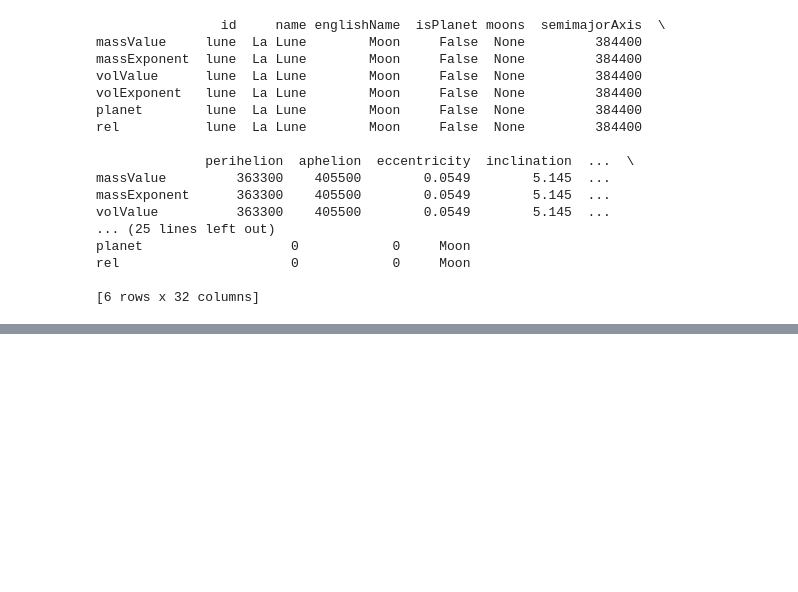
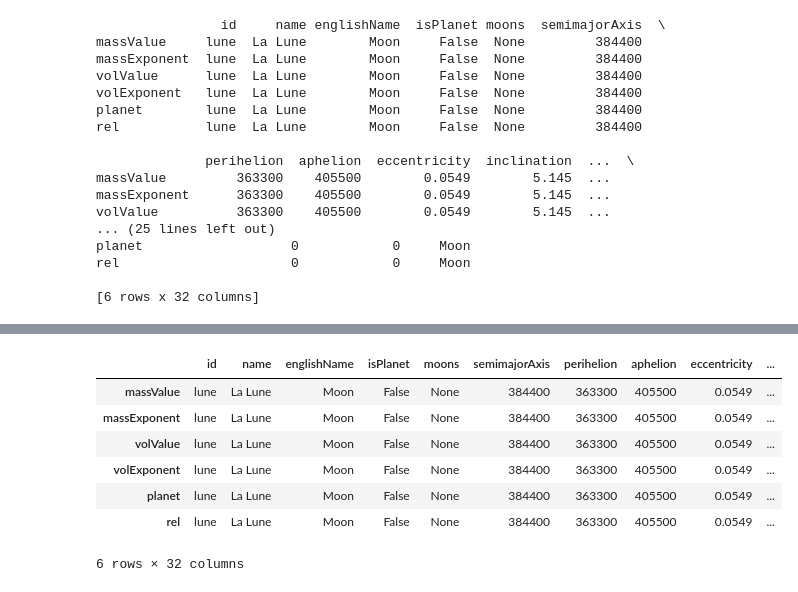
Before and after one commit to miraceti/Python_codes, a Jupyter notebook: pandas/pandas4.ipynb, the cells around one changed output, grey strips where cells are left out. Saved outputs shown, nothing was run; the diff lists cells and outputs as text; code cells hidden in the pictures; blank space fills up the shorter version.

```diff
--- a/pandas/pandas4.ipynb
+++ b/pandas/pandas4.ipynb
@@ -134,0 +178,17 @@ rel                      0            0     Moon
+# %%
+#strip
+df_lune['englishName'].str.strip() #par defaut on supprime le caractere espace
+df_lune['englishName'].str.strip("...") #lstrip ou rstrip
+df_lune['englishName'].str.strip("/")
+df_lune['englishName'].str.strip("-")
+df_lune['englishName'] = df_lune['englishName'].str.strip("...")
+df_lune
+# %% [output]
+|  | id | name | englishName | isPlanet | moons | semimajorAxis | perihelion | aphelion | eccentricity | ... |
+| massValue | lune | La Lune | Moon | False | None | 384400 | 363300 | 405500 | 0.0549 | ... |
+| massExponent | lune | La Lune | Moon | False | None | 384400 | 363300 | 405500 | 0.0549 | ... |
+| volValue | lune | La Lune | Moon | False | None | 384400 | 363300 | 405500 | 0.0549 | ... |
+| volExponent | lune | La Lune | Moon | False | None | 384400 | 363300 | 405500 | 0.0549 | ... |
+| planet | lune | La Lune | Moon | False | None | 384400 | 363300 | 405500 | 0.0549 | ... |
+| rel | lune | La Lune | Moon | False | None | 384400 | 363300 | 405500 | 0.0549 | ... |
+6 rows × 32 columns
```
Also changed, not shown: parts of 10 cells of this notebook, 6 other files.
